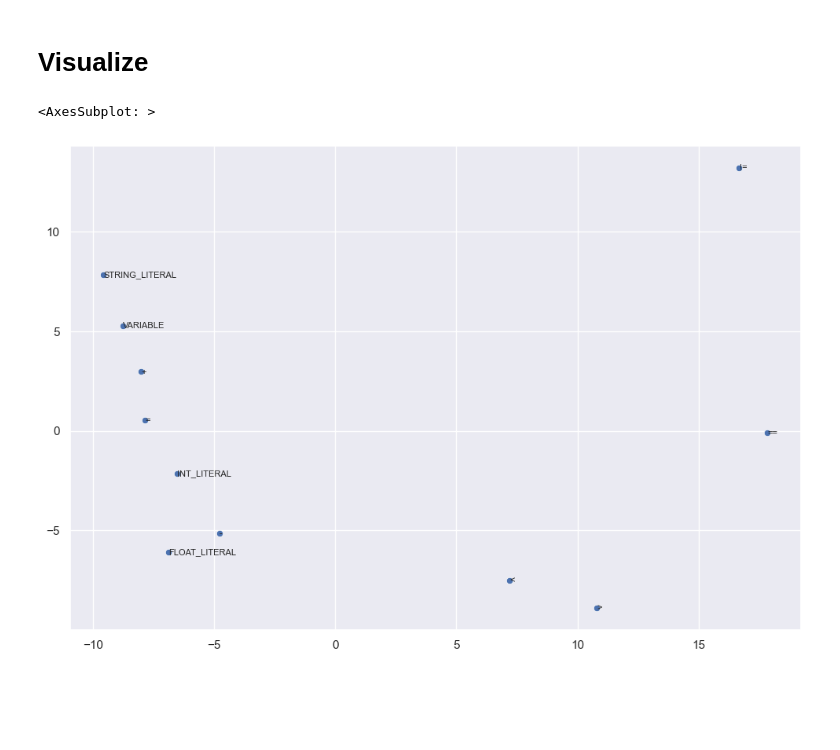
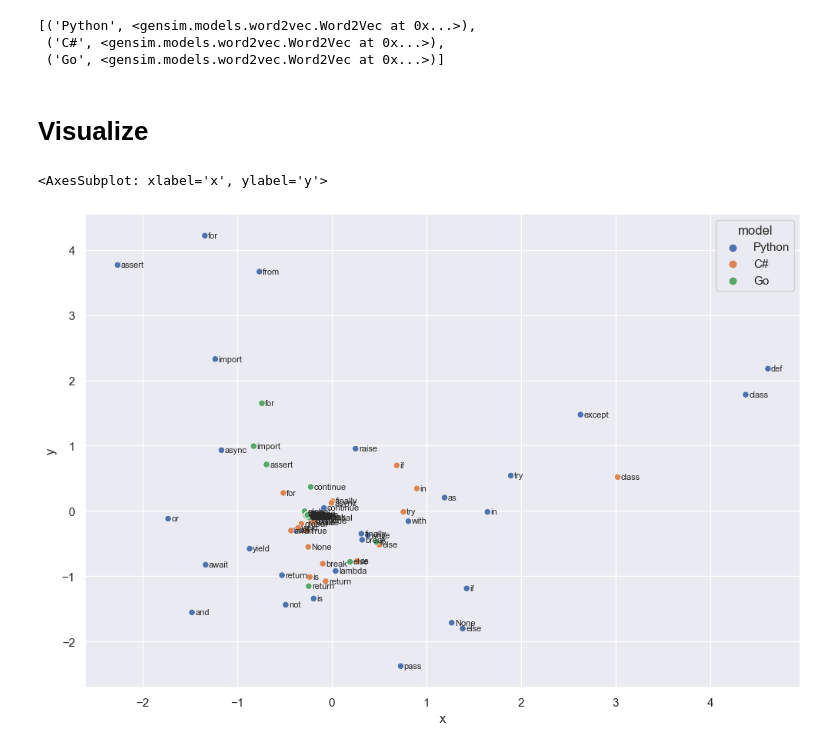
Before and after one commit to kev-inn/programming-languages-w2v, a Jupyter notebook: example.ipynb, the cells around one changed output. Cells and saved outputs as stored; diff of their text form; code cells hidden in the pictures; blank space fills up the shorter version.

```diff
--- a/example.ipynb
+++ b/example.ipynb
@@ -41,2 +70,12 @@ model = Word2Vec(tokenized_sample.code, vector_size=100, window=10, min_count=5,
+# %%
+complete_model = Word2Vec(vector_size=100, window=10, min_count=10, workers=8)
+complete_model.build_vocab(tokenized_sample.code)
+complete_model.save("models/complete_model.gensim")
+models = [(language, create_lang_model(tokenized_sample, complete_model, language)) for language in tokenized_sample.language.unique()]
+models
+# %% [output]
+[('Python', <gensim.models.word2vec.Word2Vec at 0x...>),
+ ('C#', <gensim.models.word2vec.Word2Vec at 0x...>),
+ ('Go', <gensim.models.word2vec.Word2Vec at 0x...>)]
 # %% [markdown]
 # Visualize
@@ -57,5 +82,42 @@ def word_cloud(words):
-# %%
-word_cloud(["INT_LITERAL", "FLOAT_LITERAL", "VARIABLE", "STRING_LITERAL", "==", "!=", "<", ">", "+", "=", "-"])
-# %% [output]
-<AxesSubplot: >
-[figure, removed]
+# %%
+from gensim.models import TranslationMatrix
+
+
+inserted_tokens = ["INT_LITERAL", "FLOAT_LITERAL", "STRING_LITERAL", "VARIABLE"]
+math_ops = ["+", "-", "*", "/", "%"]
+common_keywords = ["if", "else", "for", "while"]
+python_keywords = ["def", "class", "return", "if", "else", "for", "while", "in", "import", "from", "as", "with", "try", "except", "finally", "raise", "assert", "yield", "lambda", "pass", "break", "continue", "del", "global", "nonlocal", "and", "or", "not", "is", "in", "True", "False", "None", "async", "await"]
+cpp_keywords = ["class", "bool", "catch", "try", "break", "continue", "delete", "do", "else", "enum", "explicit", "export", "extern", "false", "for", "friend", "goto", "if", "inline", "mutable", "namespace", "new", "operator", "private", "protected", "public", "register", "return", "sizeof", "static", "struct", "switch", "template", "this", "throw", "true", "typedef", "typeid", "typename", "union", "using", "virtual", "volatile", "while"]
+csharp_keywords = ["class", "bool", "catch", "try", "break", "continue", "delete", "do", "else", "enum", "explicit", "export", "extern", "false", "for", "friend", "goto", "if", "inline", "mutable", "namespace", "new", "operator", "private", "protected", "public", "register", "return", "sizeof", "static", "struct", "switch", "template", "this", "throw", "true", "typedef", "typeid", "typename", "union", "using", "virtual", "volatile", "while"]
+go_keywords = ["break", "func", "default", "type", "defer", "go", "struct", "map", "chan", "else", "goto", "package", "range", "const", "fallthrough", "for", "import", "interface", "return", "select", "case", "continue", "if", "switch", "var", "nil", "true", "false"]
+# %%
+# TODO: vectors are different for models so we have to align them, currently we just use least square method
+#  maybe removing mean vector or something can help.
+def word_cloud(models: List[Tuple[str, Word2Vec]], words, translation_fix_words):
+    words = list(set(words))
+    translation_target = models[0][1].wv[translation_fix_words]
+    df = pd.DataFrame(columns=["model", "word", "x", "y"])
+    for name, model in models:
+        translation_source = model.wv[translation_fix_words]
+        translation_matrix = np.linalg.lstsq(translation_source, translation_target, rcond=None)[0]
+        existing_words = [word for word in words if word in model.wv]
+        vecs = [model.wv[word] @ translation_matrix for word in existing_words]
+        vecs = np.asarray(vecs)
+        df = df.append(pd.DataFrame({"model": [name] * len(existing_words), "word": existing_words, "x": vecs[:, 0], "y": vecs[:, 1]}))
+
+    # visulize 2D with dimensionality reductino
+    pca = PCA(2, whiten=True)
+    df[["x", "y"]] = pca.fit_transform(df[["x", "y"]])
+    ax = sns.scatterplot(data=df, x="x", y="y", hue="model")
+    range_x, range_y = np.ptp(df[["x", "y"]], axis=0)
+    for m in df.model.unique():
+        model_df = df[df.model == m]
+        for model, word, x, y in model_df.itertuples(index=False):
+            ax.text(x + 0.005 * range_x, y, word,
+                verticalalignment='center', horizontalalignment='left', fontsize=8)
+    return ax
+# %%
+word_cloud(models, python_keywords + common_keywords, [w for w in complete_model.wv.key_to_index.keys()])
+# %% [output]
+<AxesSubplot: xlabel='x', ylabel='y'>
+[figure, added]
```
Also changed, not shown: parts of 7 cells of this notebook, 1 other file.
